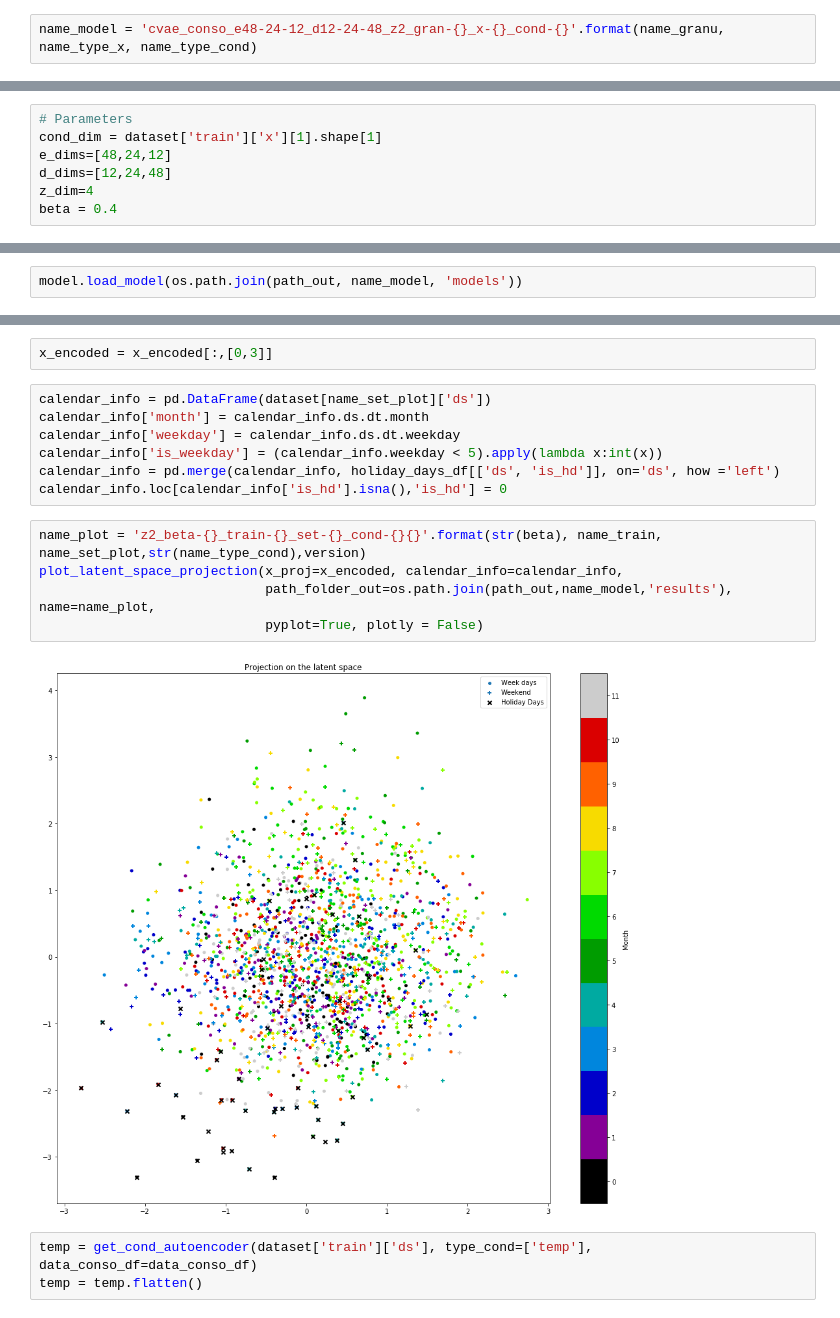
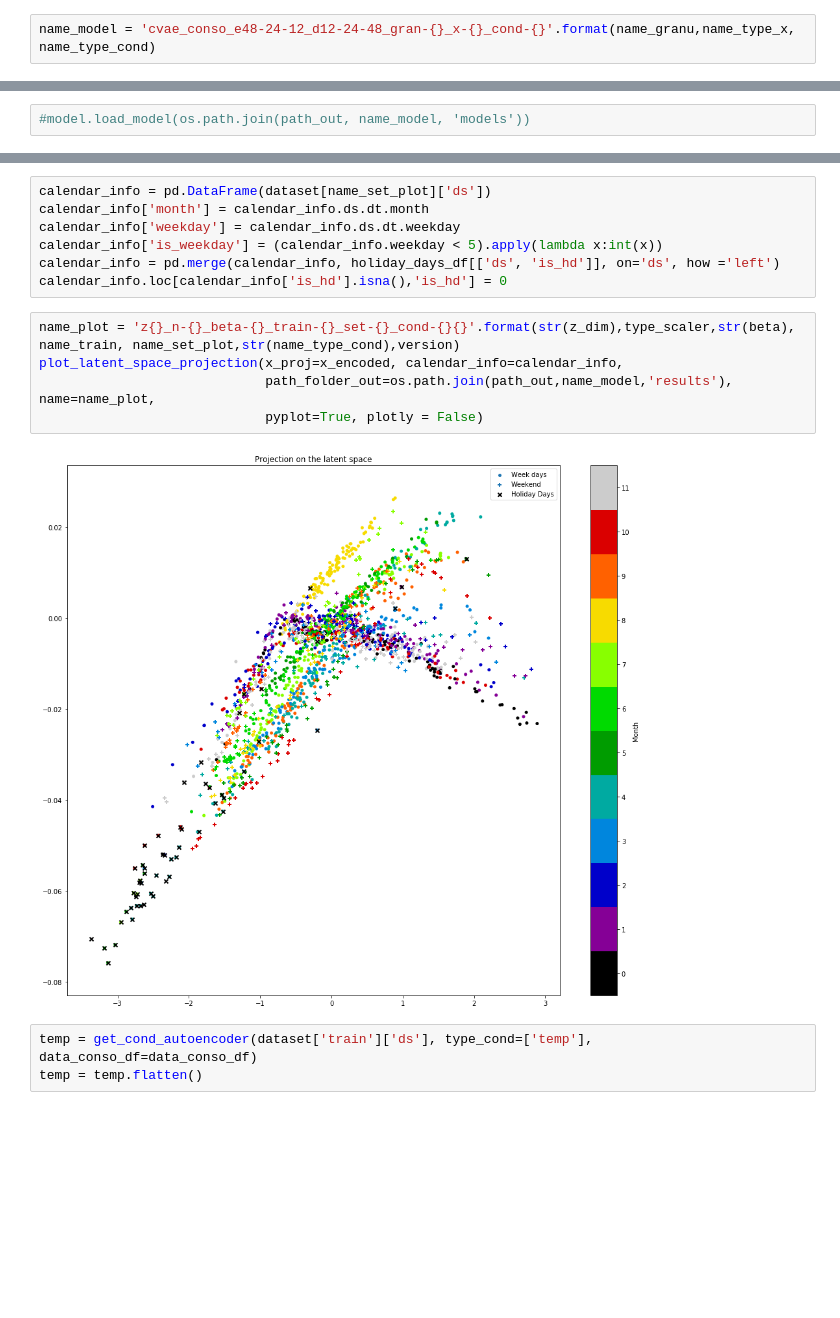
Before and after one commit to AntOliRsn/AutoEncoder, a Jupyter notebook: notebooks/conso_CVAE.ipynb, the cells around one changed output, grey strips where cells are left out. Drawn from its saved outputs; the diff is of its cells as text; blank space fills up the shorter version.

```diff
--- a/notebooks/conso_CVAE.ipynb
+++ b/notebooks/conso_CVAE.ipynb
@@ -73,5 +82,5 @@ path_out = os.path.join(path_main_folder, 'out')
 # %%
-name_model = 'cvae_conso_e48-24-12_d12-24-48_z2_gran-{}_x-{}_cond-{}'.format(name_granu, name_type_x, name_type_cond)
+name_model = 'cvae_conso_e48-24-12_d12-24-48_gran-{}_x-{}_cond-{}'.format(name_granu,name_type_x, name_type_cond)
 # %%
 name_model
 # %% [output]
@@ -79,10 +88,3 @@ name_model
-# %%
-# Parameters
-cond_dim = dataset['train']['x'][1].shape[1]
-e_dims=[48,24,12]
-d_dims=[12,24,48]
-z_dim=4
-beta = 0.4
 # %%
 model = CVAE(cond_dim=cond_dim,
              e_dims=e_dims,
@@ -135,7 +137,7 @@ Epoch 200/200
 # %% [markdown]
 ### Loading model
 # %%
-model.load_model(os.path.join(path_out, name_model, 'models'))
+#model.load_model(os.path.join(path_out, name_model, 'models'))
 # %% [markdown]
 ### Analysis of the latent space
 # %%
@@ -143,8 +145,6 @@ name_set_plot = 'train'
 version = ''
 # %%
 x_encoded = model.encoder.predict(dataset[name_set_plot]['x'])[0]
-# %%
-x_encoded = x_encoded[:,[0,3]]
 # %%
 calendar_info = pd.DataFrame(dataset[name_set_plot]['ds'])
 calendar_info['month'] = calendar_info.ds.dt.month
@@ -153,12 +153,12 @@ calendar_info['is_weekday'] = (calendar_info.weekday < 5).apply(lambda x:int(x))
 calendar_info = pd.merge(calendar_info, holiday_days_df[['ds', 'is_hd']], on='ds', how ='left')
 calendar_info.loc[calendar_info['is_hd'].isna(),'is_hd'] = 0
 # %%
-name_plot = 'z2_beta-{}_train-{}_set-{}_cond-{}{}'.format(str(beta), name_train, name_set_plot,str(name_type_cond),version)
+name_plot = 'z{}_n-{}_beta-{}_train-{}_set-{}_cond-{}{}'.format(str(z_dim),type_scaler,str(beta), name_train, name_set_plot,str(name_type_cond),version)
 plot_latent_space_projection(x_proj=x_encoded, calendar_info=calendar_info,
                              path_folder_out=os.path.join(path_out,name_model,'results'), name=name_plot,
                              pyplot=True, plotly = False)
 # %% [output]
-[figure, old version]
+[figure, new version]
 # %%
 temp = get_cond_autoencoder(dataset['train']['ds'], type_cond=['temp'], data_conso_df=data_conso_df)
 temp = temp.flatten()
```
Also changed, not shown: parts of 19 cells of this notebook, 3 other files.
